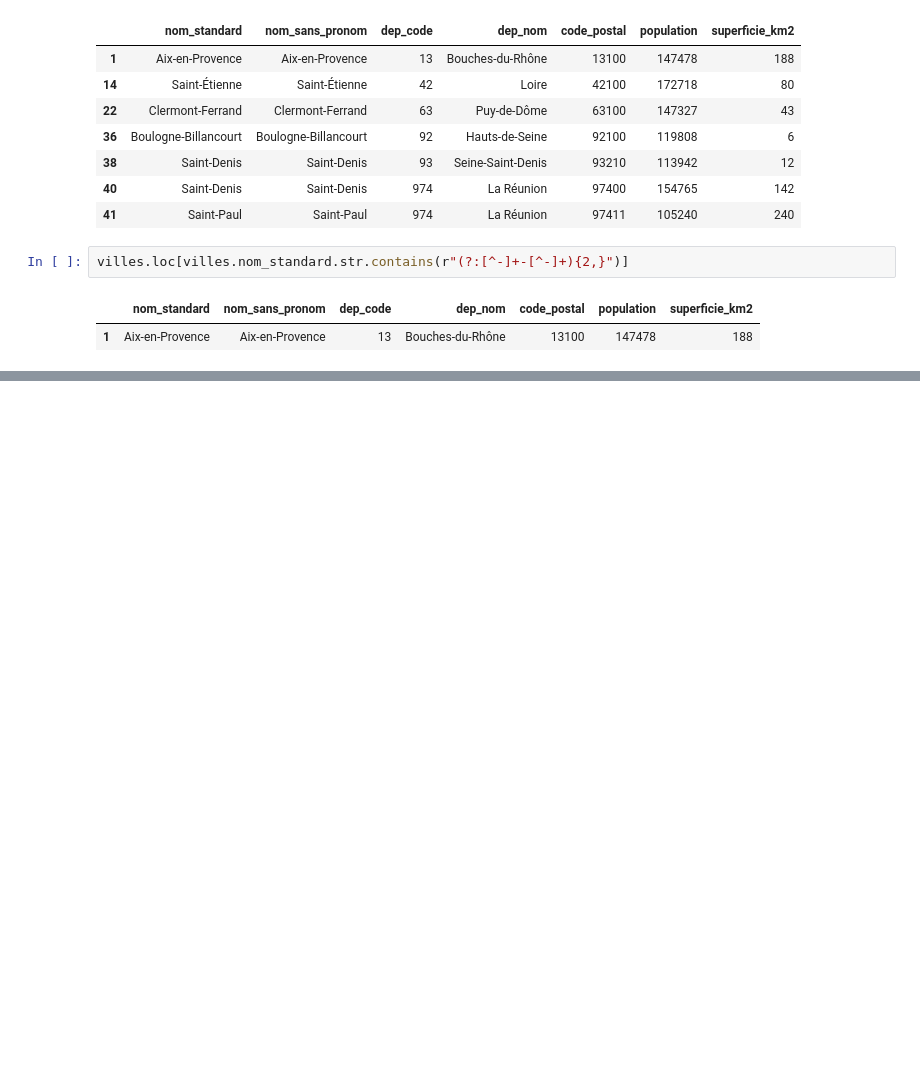
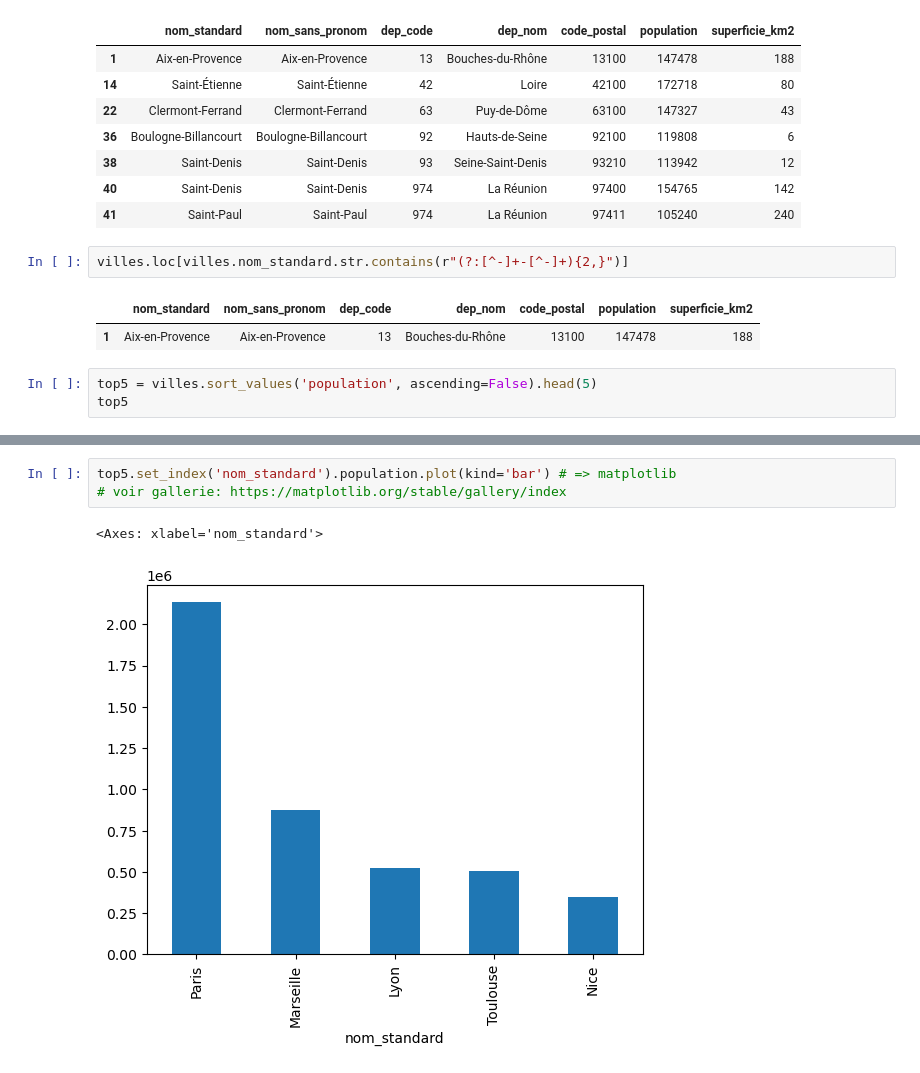
Before and after one commit to matthcol/python202606base, a Jupyter notebook: nb_fichiers.ipynb, the cells around one changed output, grey strips where cells are left out. Drawn from its saved outputs; the diff is of its cells as text; blank space fills up the shorter version.

```diff
--- a/nb_fichiers.ipynb
+++ b/nb_fichiers.ipynb
@@ -432,3 +445,6 @@ villes.loc[villes.nom_standard.str.contains(r"(?:[^-]+-[^-]+){2,}")]
 # %% [output]
 |  | nom_standard | nom_sans_pronom | dep_code | dep_nom | code_postal | population | superficie_km2 |
 | 1 | Aix-en-Provence | Aix-en-Provence | 13 | Bouches-du-Rhône | 13100 | 147478 | 188 |
+# %%
+top5 = villes.sort_values('population', ascending=False).head(5)
+top5
@@ -434,0 +458,6 @@ villes.loc[villes.nom_standard.str.contains(r"(?:[^-]+-[^-]+){2,}")]
+# %%
+top5.set_index('nom_standard').population.plot(kind='bar') # => matplotlib
+# voir gallerie: https://matplotlib.org/stable/gallery/index
+# %% [output]
+<Axes: xlabel='nom_standard'>
+[figure, added]
```
Also changed, not shown: parts of 47 cells of this notebook, 2 other files.
